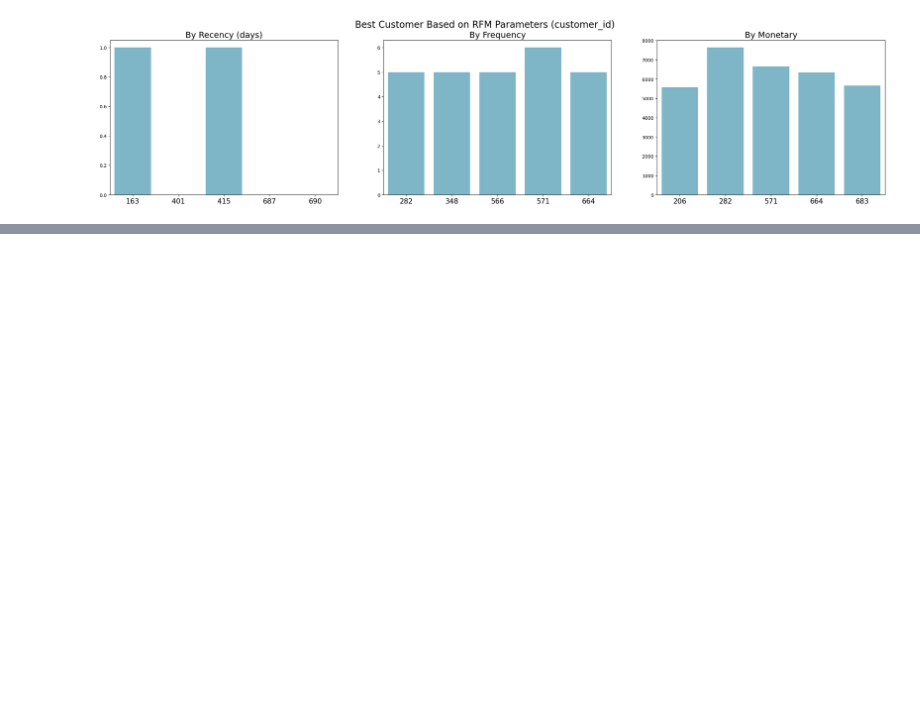
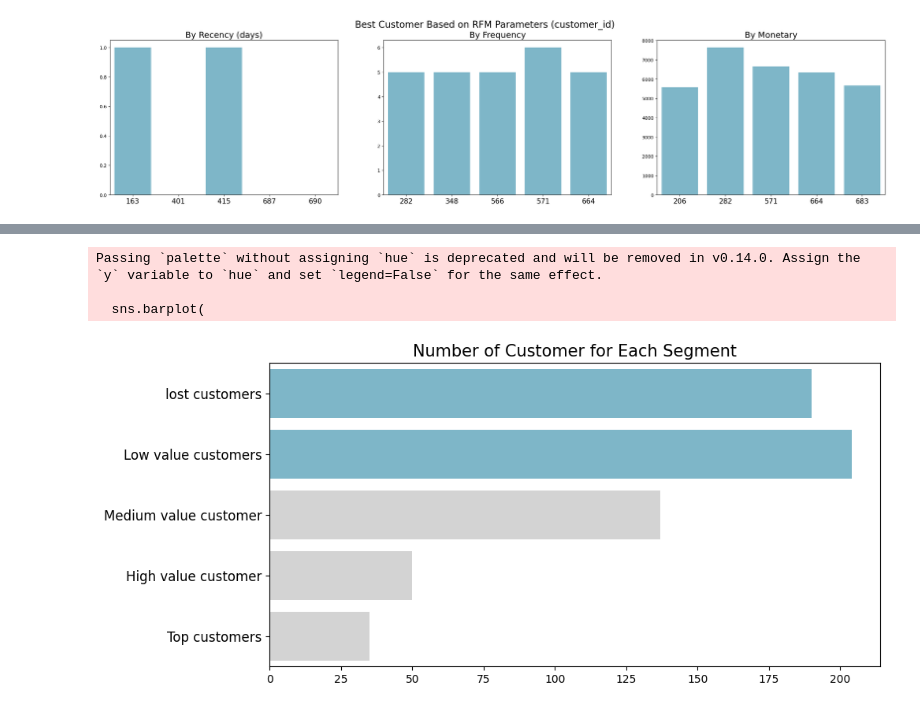
Before and after one commit to mdchrysan/shopping-analysis, a Jupyter notebook: shoppingcart_practice.ipynb, the cells around one changed output, grey strips where cells are left out. Cells and saved outputs as stored; diff of their text form; code cells hidden in the pictures; blank space fills up the shorter version.

```diff
--- a/shoppingcart_practice.ipynb
+++ b/shoppingcart_practice.ipynb
@@ -1184,0 +1217,6 @@ Passing `palette` without assigning `hue` is deprecated and will be removed in v
+# %%
+rfm_df['RFM_score'] = 0.15 * rfm_df['r_rank_norm'] + 0.28 * \
+    rfm_df['f_rank_norm'] + 0.57 * rfm_df['m_rank_norm']
+rfm_df['RFM_score'] *= 0.05
+rfm_df = rfm_df.round(2)
+rfm_df[['customer_id', 'RFM_score']].head(7)
@@ -1184,0 +1234,8 @@ Passing `palette` without assigning `hue` is deprecated and will be removed in v
+# %%
+rfm_df["customer_segment"] = np.where(
+    rfm_df['RFM_score'] > 4.5, "Top customers", (np.where(
+        rfm_df['RFM_score'] > 4, "High value customer",(np.where(
+            rfm_df['RFM_score'] > 3, "Medium value customer", np.where(
+                rfm_df['RFM_score'] > 1.6, 'Low value customers', 'lost customers'))))))
+
+rfm_df[['customer_id', 'RFM_score', 'customer_segment']].head(20)
@@ -1184,0 +1260,3 @@ Passing `palette` without assigning `hue` is deprecated and will be removed in v
+# %%
+customer_segment_df = rfm_df.groupby(by="customer_segment", as_index=False).customer_id.nunique()
+customer_segment_df
@@ -1184,0 +1270,25 @@ Passing `palette` without assigning `hue` is deprecated and will be removed in v
+# %%
+customer_segment_df['customer_segment'] = pd.Categorical(customer_segment_df['customer_segment'], [
+    "lost customers", "Low value customers", "Medium value customer",
+    "High value customer", "Top customers"
+])
+# %%
+plt.figure(figsize=(10, 5))
+colors_ = ["#72BCD4", "#72BCD4", "#D3D3D3", "#D3D3D3", "#D3D3D3"]
+
+sns.barplot(
+    x="customer_id",
+    y="customer_segment",
+    data=customer_segment_df.sort_values(by="customer_segment", ascending=False),
+    palette=colors_
+)
+plt.title("Number of Customer for Each Segment", loc="center", fontsize=15)
+plt.ylabel(None)
+plt.xlabel(None)
+plt.tick_params(axis='y', labelsize=12)
+plt.show()
+# %% [output]
+Passing `palette` without assigning `hue` is deprecated and will be removed in v0.14.0. Assign the `y` variable to `hue` and set `legend=False` for the same effect.
+
+  sns.barplot(
+[figure, added]
```
Also changed, not shown: parts of 10 cells of this notebook.
